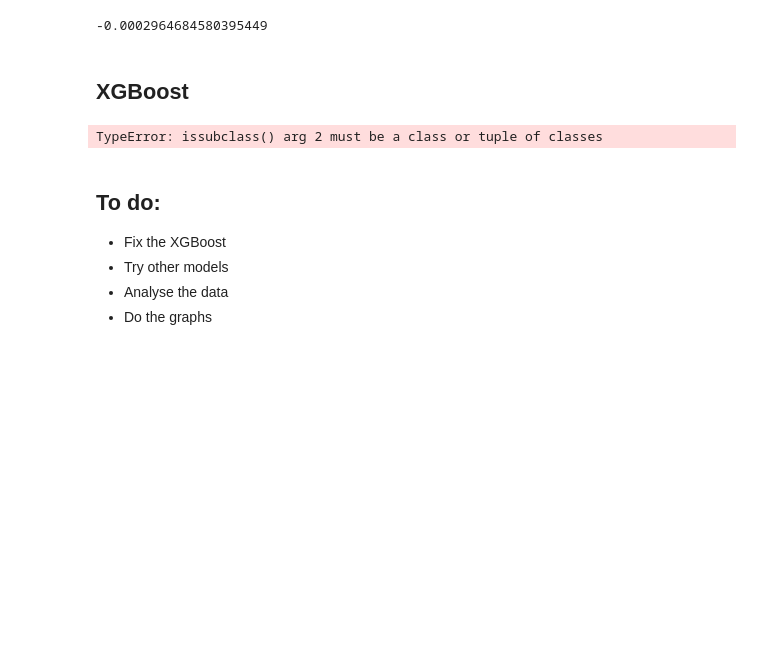
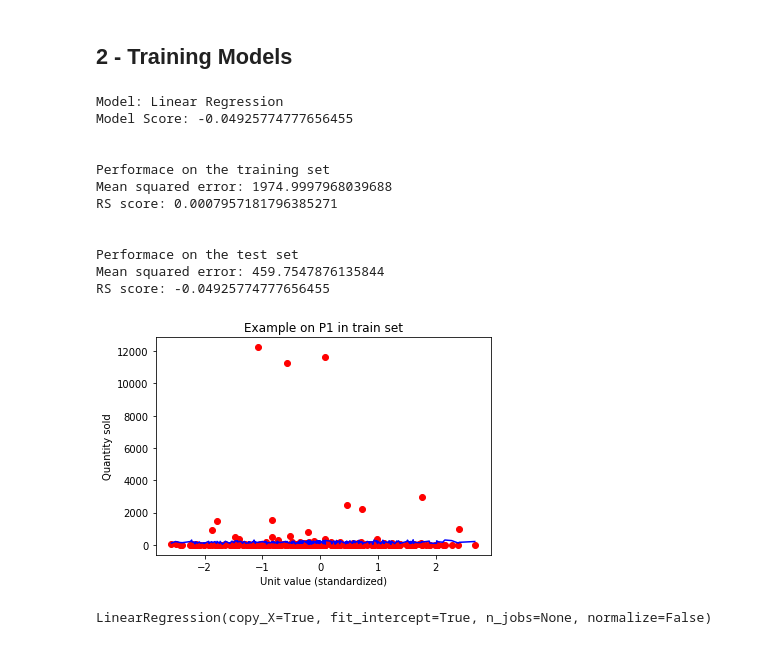
Before and after one commit to elianemart/Challenge, a Jupyter notebook: Model.ipynb, the cells around one changed output. Cells and saved outputs as stored; diff of their text form; code cells hidden in the pictures; blank space fills up the shorter version.

Commit message:
Model changes

```diff
--- a/Model.ipynb
+++ b/Model.ipynb
@@ -61,8 +68,8 @@ def stand(z, product, value):
 
     return (value-z_mean)/z_std
 # %%
-x_train['VALUE_STAND'] = x_train.apply(lambda row: stand(z1, row['PROD_CAT'], row['UNIT_VALUE']), axis=1)
-x_test['VALUE_STAND'] = x_test.apply(lambda row: stand(z1, row['PROD_CAT'], row['UNIT_VALUE']), axis=1)
+x_train['VALUE_STAND'] = x_train.apply(lambda row: stand(z_table, row['PROD_CAT'], row['UNIT_VALUE']), axis=1)
+x_test['VALUE_STAND'] = x_test.apply(lambda row: stand(z_table, row['PROD_CAT'], row['UNIT_VALUE']), axis=1)
 # %%
 x_train = x_train[['PROD_CAT', 'VALUE_STAND']]
 x_test = x_test[['PROD_CAT', 'VALUE_STAND']]
@@ -71,8 +75,0 @@ x_test = x_test[['PROD_CAT', 'VALUE_STAND']]
-# %%
-model = LinearRegression()
-model.fit(x_train , y_train)
-
-y_train_pred = model.predict(x_train)
-y_pred = model.predict(x_test)
-
-model.score(x_test, y_test)
@@ -117,23 +76,2 @@ x_test_trans = transformer.fit_transform(x_test)
-# %%
-model = LinearRegression(fit_intercept=False)
-model.fit(x_train_trans , y_train)
-
-y_train_pred = model.predict(x_train_trans)
-y_pred = model.predict(x_test_trans)
-
-model.score(x_test_trans, y_test)
-# %% [output]
--0.0002964684580395449
-# %% [markdown]
-## XGBoost
-# %%
-model = xgb.XGBRegressor(objective ='reg:squarederror', colsample_bytree = 0.3, learning_rate = 0.1, max_depth = 5, alpha = 10, n_estimators = 10)
-model.fit(x_train, y_train)
-# %% [output]
-TypeError: issubclass() arg 2 must be a class or tuple of classes
-# %% [markdown]
-## To do:
-- Fix the XGBoost
-- Try other models
-- Analyse the data
-- Do the graphs
+# %% [markdown]
+## 2 - Training Models
@@ -139,0 +141,17 @@ TypeError: issubclass() arg 2 must be a class or tuple of classes
+# %%
+train_model("linear", x_train, y_train, x_test, y_test)
+# %% [output]
+Model: Linear Regression
+Model Score: -0.04925774777656455
+
+
+Performace on the training set
+Mean squared error: 1974.9997968039688
+RS score: 0.0007957181796385271
+
+
+Performace on the test set
+Mean squared error: 459.7547876135844
+RS score: -0.04925774777656455
+[figure, added]
+LinearRegression(copy_X=True, fit_intercept=True, n_jobs=None, normalize=False)
```
Also changed, not shown: parts of 28 cells of this notebook.
